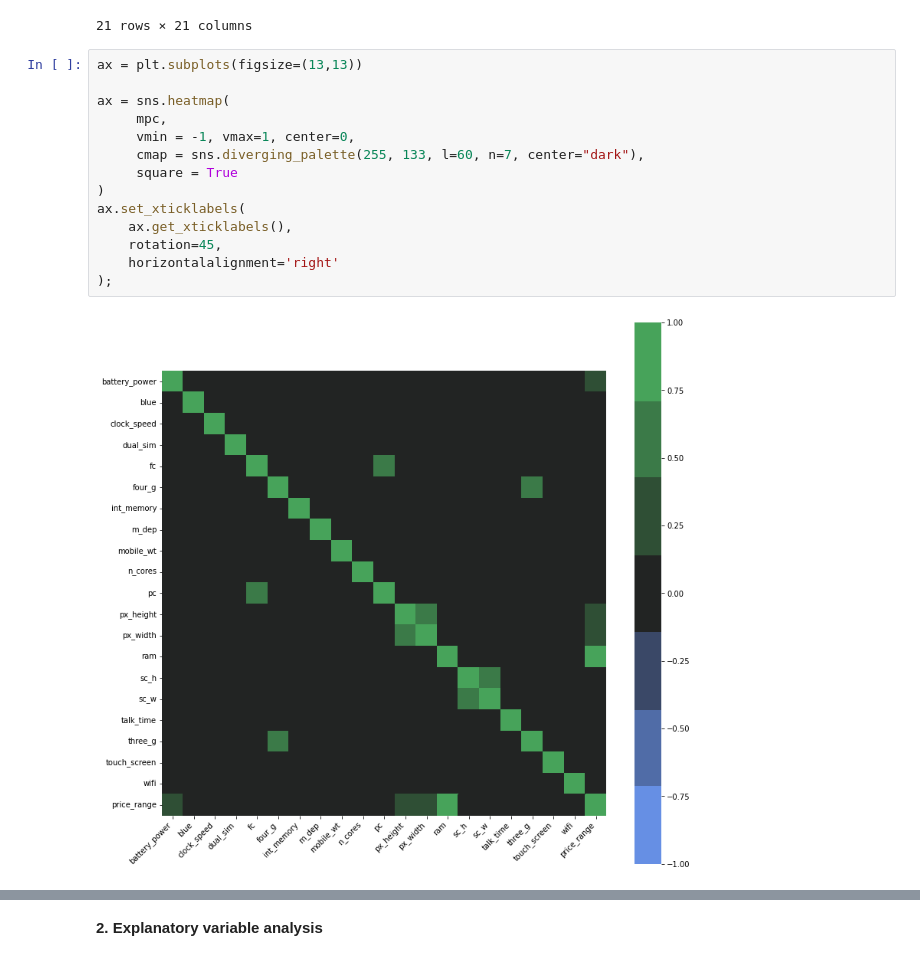
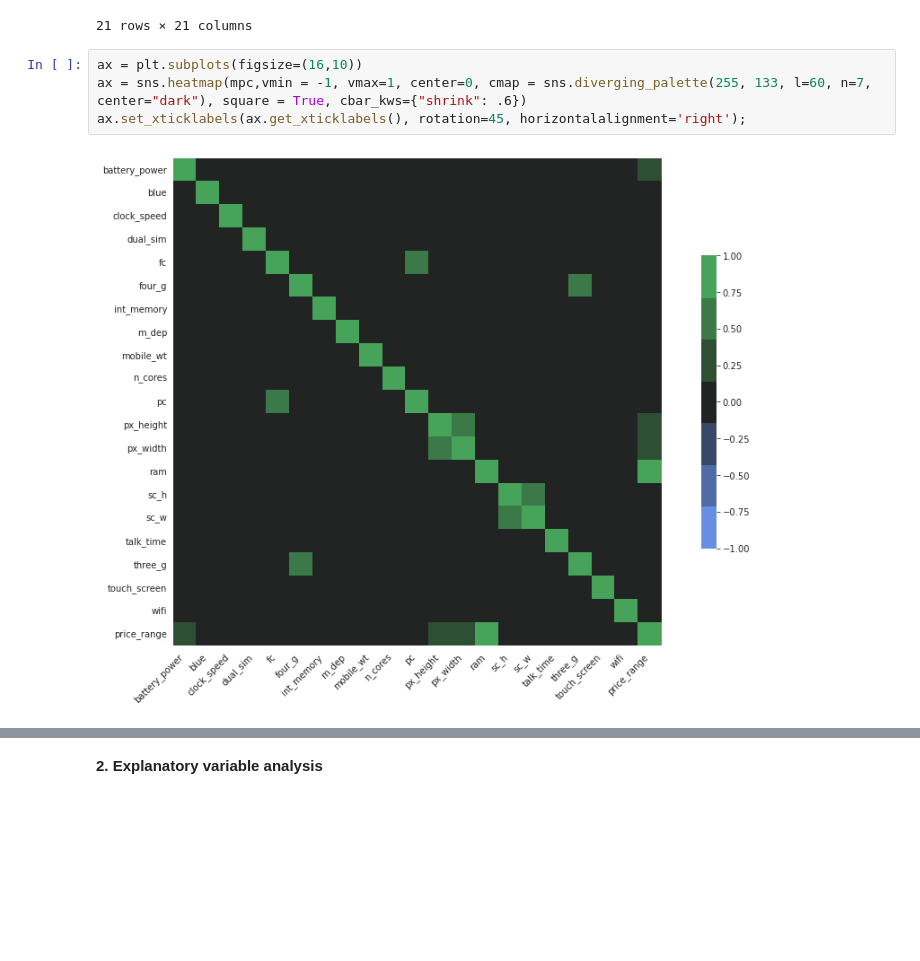
Before and after one commit to slawomirzurek/Data_Analysis_and_Programming_in_Python, a Jupyter notebook: Task.ipynb, the cells around one changed output, grey strips where cells are left out. Drawn from its saved outputs; the diff is of its cells as text; blank space fills up the shorter version.

```diff
--- a/Task.ipynb
+++ b/Task.ipynb
@@ -118,18 +118,8 @@ mpc
 | price_range | 0.200723 | 0.020573 | -0.006606 | 0.017444 | 0.021998 | 0.014772 | 0.044435 | 0.000853 | -0.030302 | ... |
 21 rows × 21 columns
 # %%
-ax = plt.subplots(figsize=(13,13))
-
-ax = sns.heatmap(
-     mpc,
-     vmin = -1, vmax=1, center=0,
-     cmap = sns.diverging_palette(255, 133, l=60, n=7, center="dark"),
-     square = True
-)
-ax.set_xticklabels(
-    ax.get_xticklabels(),
-    rotation=45,
-    horizontalalignment='right'
-);
+ax = plt.subplots(figsize=(16,10))
+ax = sns.heatmap(mpc,vmin = -1, vmax=1, center=0, cmap = sns.diverging_palette(255, 133, l=60, n=7, center="dark"), square = True, cbar_kws={"shrink": .6})
+ax.set_xticklabels(ax.get_xticklabels(), rotation=45, horizontalalignment='right');
 # %% [output]
-[figure, old version]
+[figure, new version]
```
Also changed, not shown: parts of 2 cells of this notebook.
